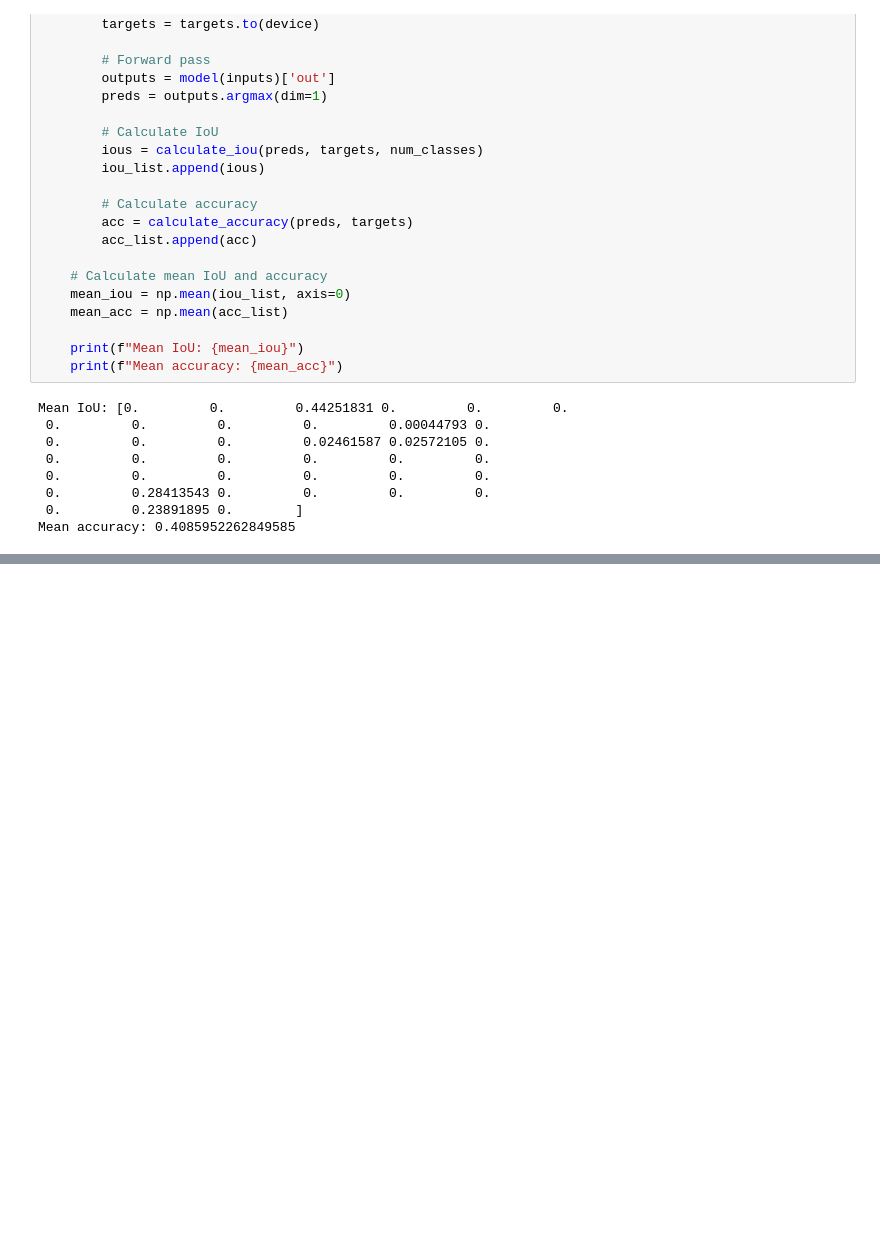
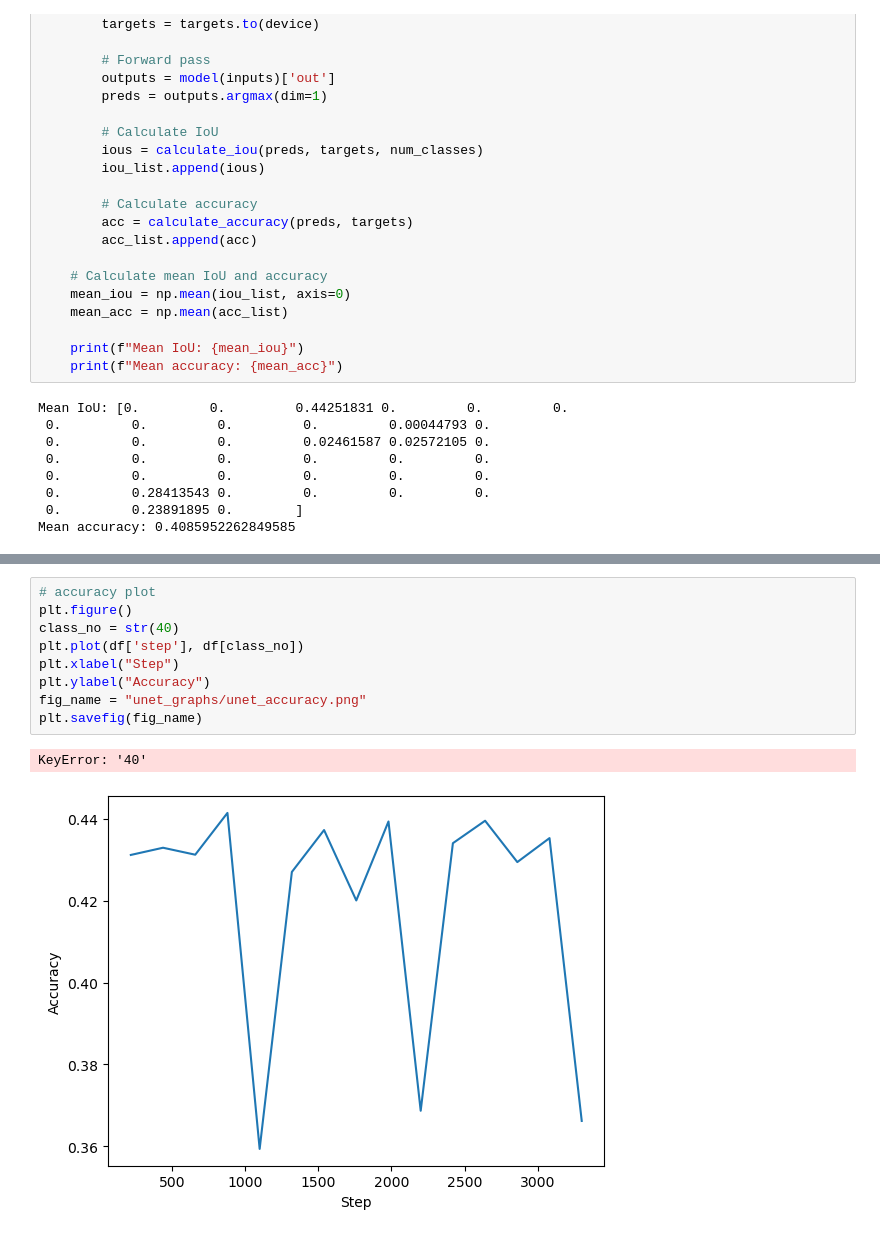
Before and after one commit to sammed-kamboj/CSC2516_Final_Project, a Jupyter notebook: unet-final.ipynb, the cells around one changed output, grey strips where cells are left out. Cells and saved outputs as stored; diff of their text form; blank space fills up the shorter version.

```diff
--- a/unet-final.ipynb
+++ b/unet-final.ipynb
@@ -225,0 +297,12 @@ Mean accuracy: 0.4085952262849585
+# %%
+# accuracy plot
+plt.figure()
+class_no = str(40)
+plt.plot(df['step'], df[class_no])
+plt.xlabel("Step")
+plt.ylabel("Accuracy")
+fig_name = "unet_graphs/unet_accuracy.png"
+plt.savefig(fig_name)
+# %% [output]
+KeyError: '40'
+[figure, added]
```
Also changed, not shown: parts of 7 cells of this notebook.
